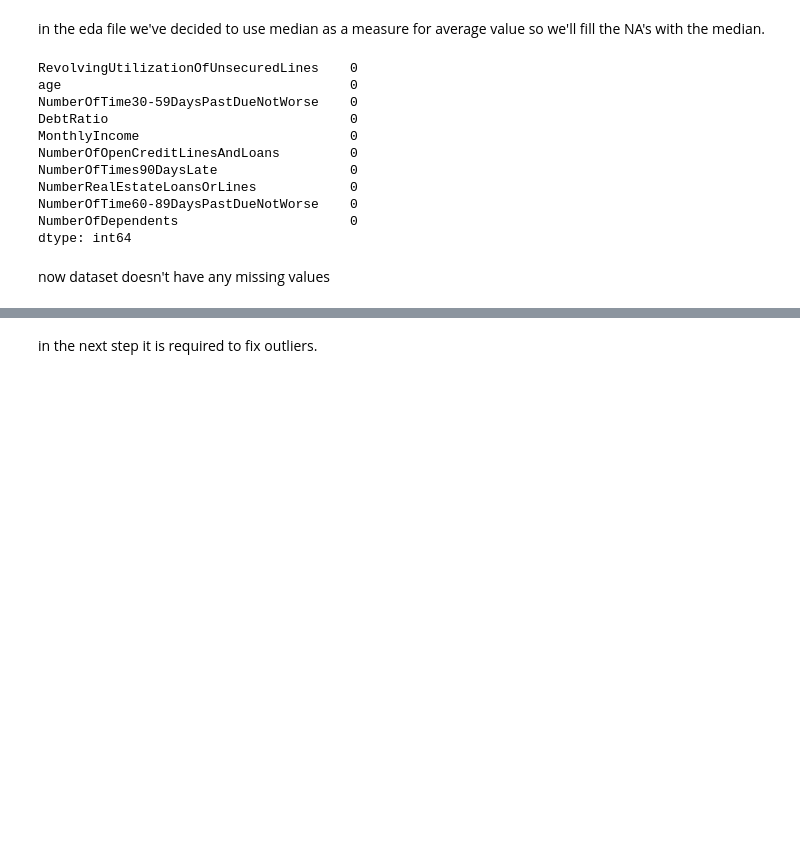
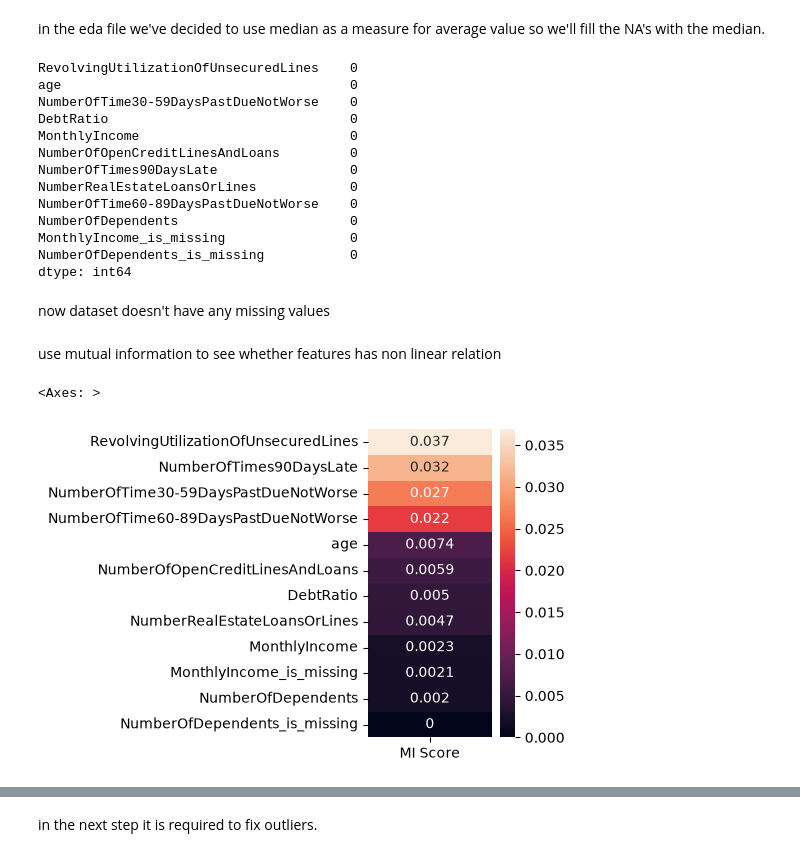
Before and after one commit to coretlwww/credit-risk-prediction, a Jupyter notebook: notebooks/02_preprocessing.ipynb, the cells around one changed output, grey strips where cells are left out. Saved outputs shown, nothing was run; the diff lists cells and outputs as text; code cells hidden in the pictures; blank space fills up the shorter version.

```diff
--- a/notebooks/02_preprocessing.ipynb
+++ b/notebooks/02_preprocessing.ipynb
@@ -97,6 +98,10 @@ dtype: int64
 # %% [markdown]
 in the eda file we've decided to use median as a measure for average value so we'll fill the NA's with the median.
 # %%
+for df in [x_train, x_cv, x_test]:
+    df['MonthlyIncome_is_missing'] = df['MonthlyIncome'].isna().astype(int)
+    df['NumberOfDependents_is_missing'] = df['NumberOfDependents'].isna().astype(int)
+
 monthly_income_median = x_train['MonthlyIncome'].median()
 num_dependents_median = x_train['NumberOfDependents'].median()
 
@@ -116,6 +121,18 @@ NumberOfTimes90DaysLate                 0
 NumberRealEstateLoansOrLines            0
 NumberOfTime60-89DaysPastDueNotWorse    0
 NumberOfDependents                      0
+MonthlyIncome_is_missing                0
+NumberOfDependents_is_missing           0
 dtype: int64
 # %% [markdown]
 now dataset doesn't have any missing values
+# %% [markdown]
+use mutual information to see whether features has non linear relation
+# %%
+mi_score = mutual_info_classif(x_train, y_train, random_state=42)
+mi_df = pd.DataFrame(mi_score, index=x_train.columns, columns=["MI Score"]).sort_values(by="MI Score", ascending=False)
+plt.figure(figsize=(2, 4))
+sns.heatmap(data=mi_df, annot=True)
+# %% [output]
+<Axes: >
+[figure, added]
```
Also changed, not shown: parts of 11 cells of this notebook, 1 other file.
